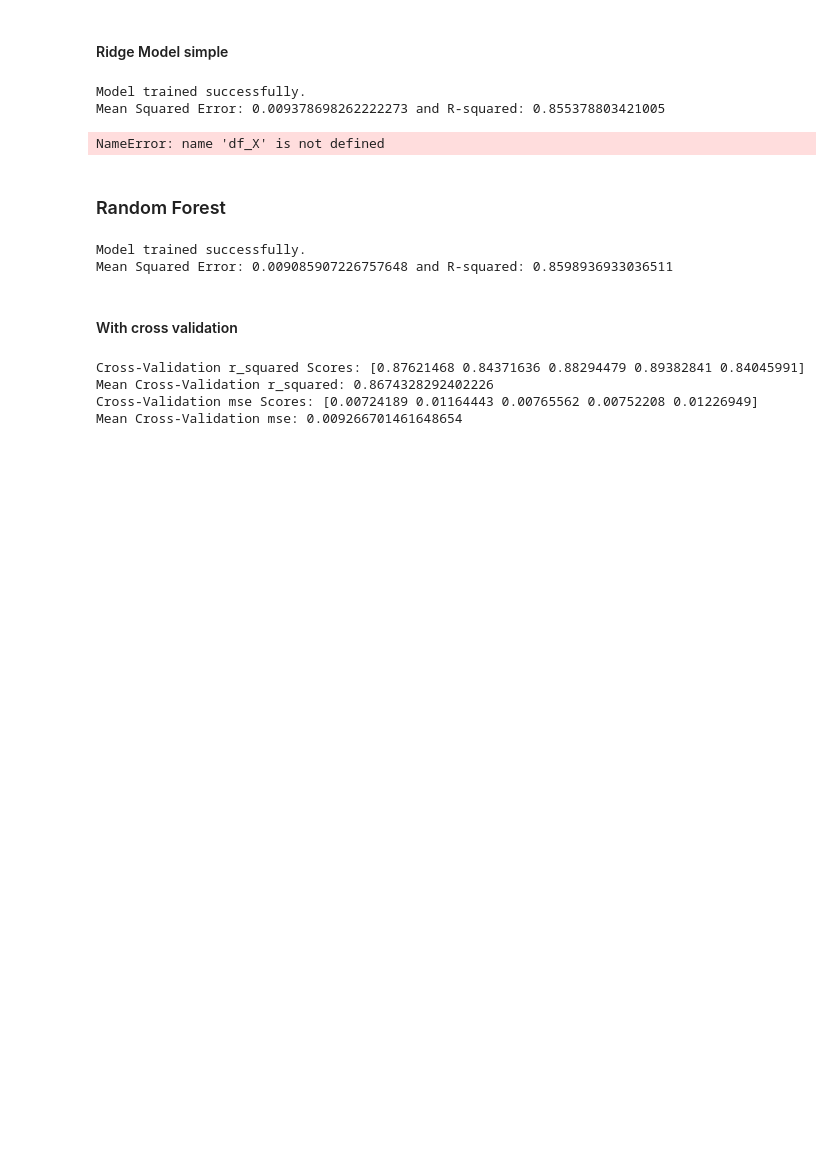
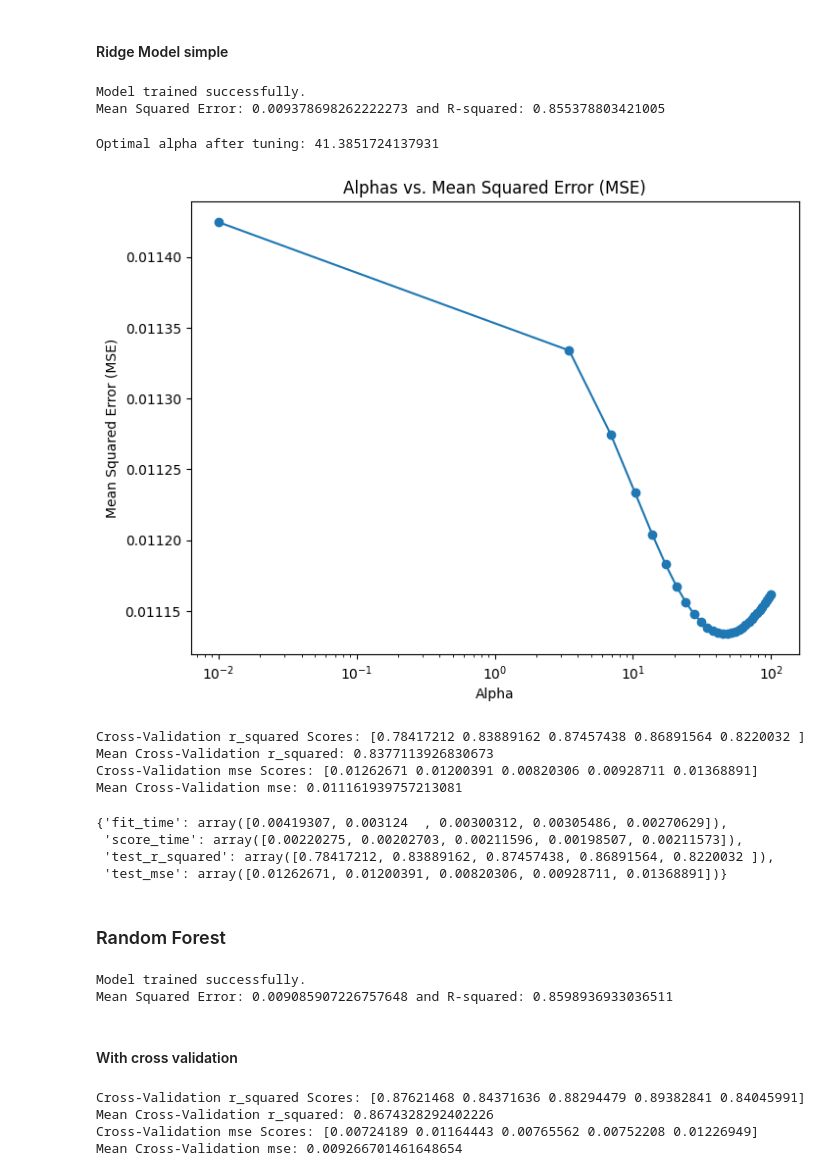
Before and after one commit to ruimaciell/CDS_final_pokemon, a Jupyter notebook: Notebooks/Main_pokemon.ipynb, the cells around one changed output. Saved outputs shown, nothing was run; the diff lists cells and outputs as text; code cells hidden in the pictures; blank space fills up the shorter version.

```diff
--- a/Notebooks/Main_pokemon.ipynb
+++ b/Notebooks/Main_pokemon.ipynb
@@ -187,9 +189,18 @@ ridge_model.simple_result()
 Model trained successfully.
 Mean Squared Error: 0.009378698262222273 and R-squared: 0.855378803421005
 # %%
-ridge_model.run_model_cv(df_X, df_y, n_splits=5)
+ridge_model.run_model_cv()
 # %% [output]
-NameError: name 'df_X' is not defined
+Optimal alpha after tuning: 41.3851724137931
+[figure, added]
+Cross-Validation r_squared Scores: [0.78417212 0.83889162 0.87457438 0.86891564 0.8220032 ]
+Mean Cross-Validation r_squared: 0.8377113926830673
+Cross-Validation mse Scores: [0.01262671 0.01200391 0.00820306 0.00928711 0.01368891]
+Mean Cross-Validation mse: 0.011161939757213081
+{'fit_time': array([0.00419307, 0.003124  , 0.00300312, 0.00305486, 0.00270629]),
+ 'score_time': array([0.00220275, 0.00202703, 0.00211596, 0.00198507, 0.00211573]),
+ 'test_r_squared': array([0.78417212, 0.83889162, 0.87457438, 0.86891564, 0.8220032 ]),
+ 'test_mse': array([0.01262671, 0.01200391, 0.00820306, 0.00928711, 0.01368891])}
 # %% [markdown]
 <h3> Random Forest
 # %%
```
Also changed, not shown: parts of 1 cell of this notebook, 2 other files.
